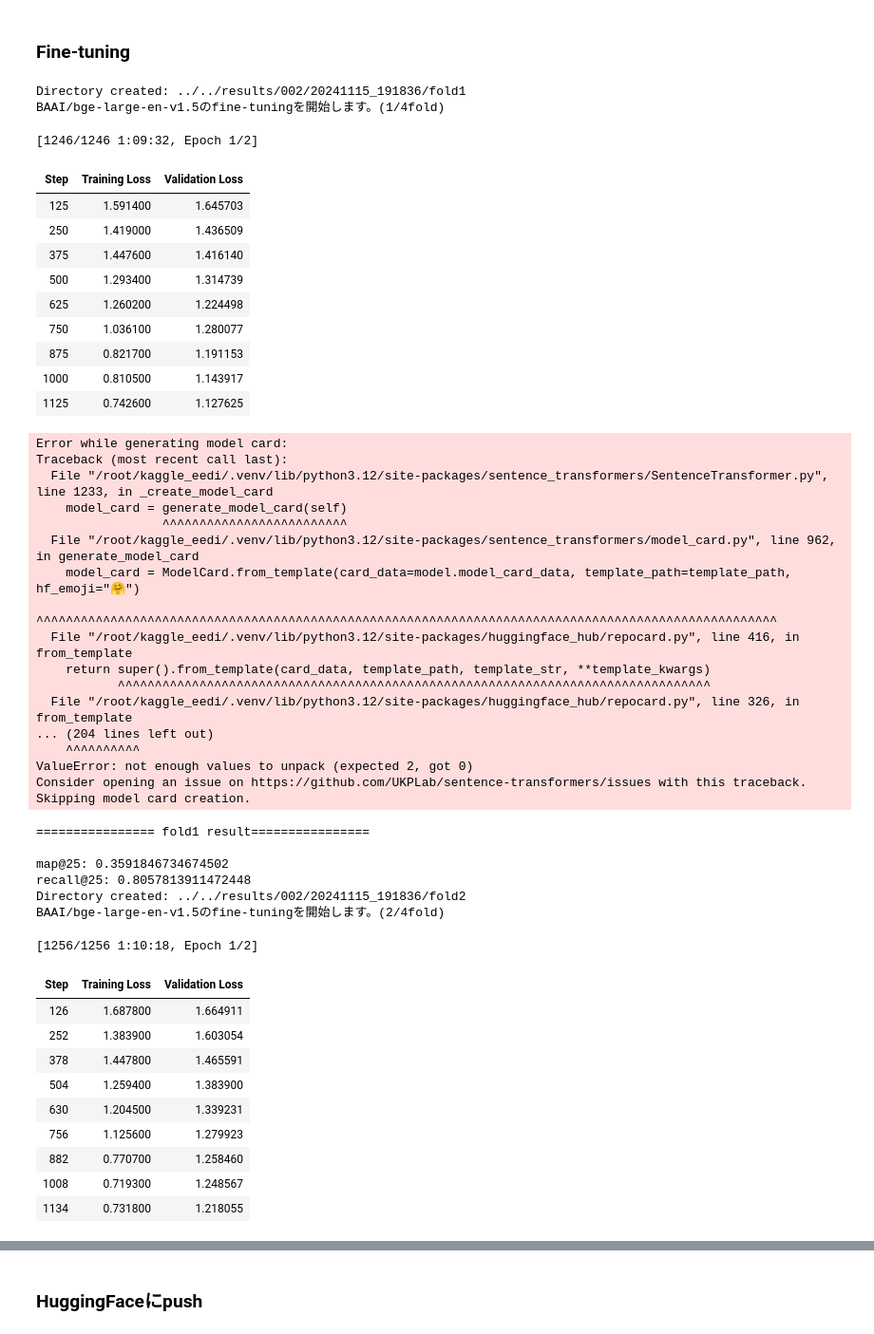
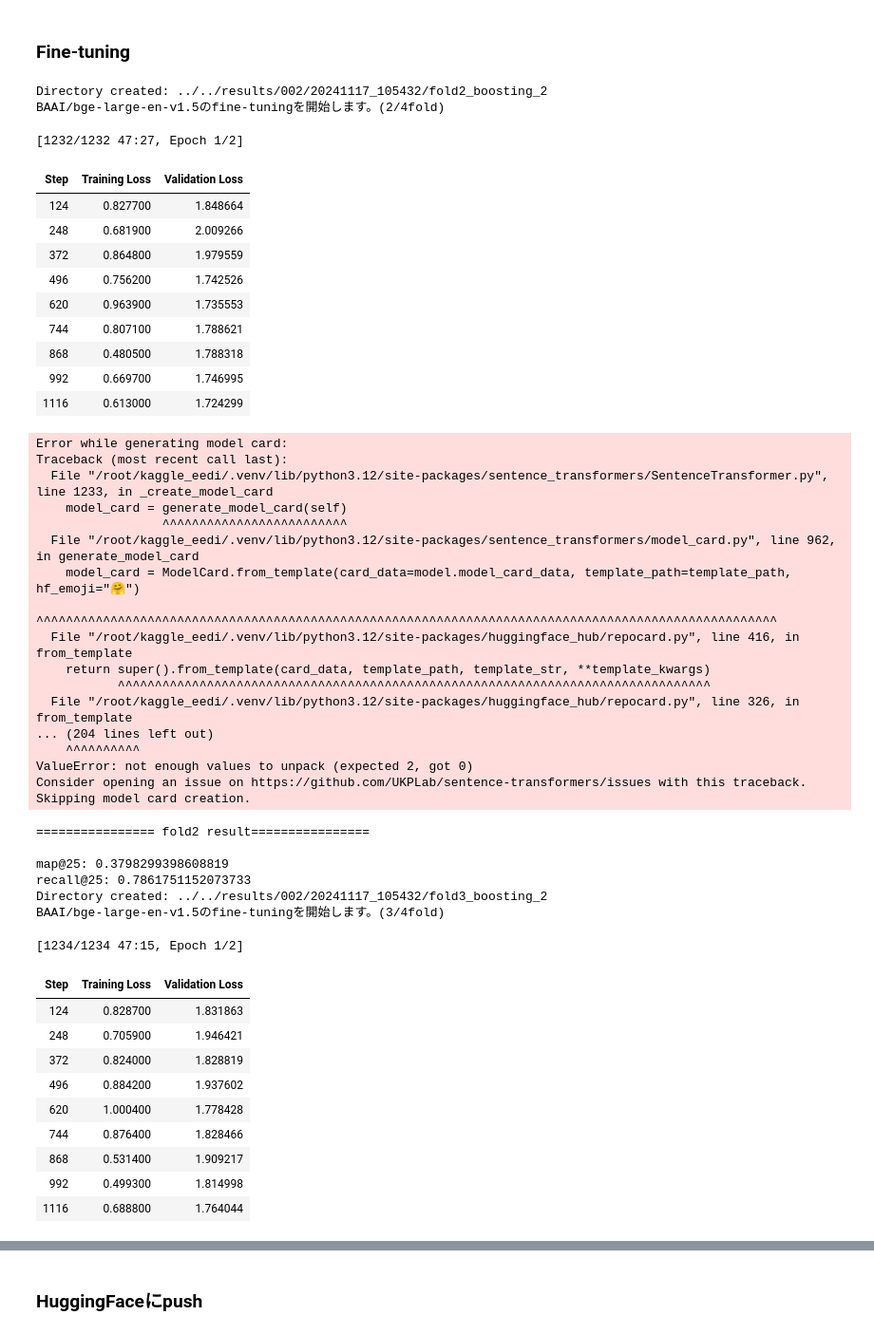
Before and after one commit to marumarukun/kaggle_eedi, a Jupyter notebook: exp/002/fine_tuning_cv.ipynb, the cells around one changed output, grey strips where cells are left out. Shown at 95% size. Drawn from its saved outputs; the diff is of its cells as text; code cells hidden in the pictures.

```diff
--- a/exp/002/fine_tuning_cv.ipynb
+++ b/exp/002/fine_tuning_cv.ipynb
@@ -59,5 +59,6 @@ model:
 # %%
 DEBUG = False
+BOOSTING_NUM = 2
 FP = False if torch.cuda.is_bf16_supported() else True
 BF = True if torch.cuda.is_bf16_supported() else False
 print(f"{torch.cuda.is_bf16_supported()=}")
@@ -138,7 +138,8 @@ def make_retrieval_data(train_long, mapping, model, k):
 # %%
 # 実験結果格納用のディレクトリを作成
 japan_tz = pytz.timezone("Asia/Tokyo")
-cfg.run_time = datetime.now(japan_tz).strftime("%Y%m%d_%H%M%S")
+# cfg.run_time = datetime.now(japan_tz).strftime("%Y%m%d_%H%M%S")
+cfg.run_time = "20241117_105432"
 
 map_scores = []
 recall_scores = []
@@ -146,10 +147,19 @@ recall_scores = []
 for i, (train_idx, valid_idx) in enumerate(
     gkf.split(train_long, groups=train_long["QuestionId"], y=train_long["SubjectName"])
 ):
-    save_dir = os.path.join(cfg.data.results_path, f"fold{i+1}")
+    # 2fold目以降を実行
+    if i == 0:
+        continue
+    save_dir = os.path.join(cfg.data.results_path, f"fold{i+1}_boosting_{BOOSTING_NUM}")
     create_dir(save_dir)
 
-    model = SentenceTransformer(cfg.model.model_name)
+    if BOOSTING_NUM == 1:
+        model = SentenceTransformer(cfg.model.model_name)
+    else:
+        model_name = cfg.model.model_name.replace("/", "-")
+        model = SentenceTransformer(
+            f"marumarukun/{model_name}_fine_tuned_fold{i+1}_{cfg.run_time}_boosting_{BOOSTING_NUM-1}"
+        )
 
     train_retrieved = make_retrieval_data(train_long[train_idx], mapping, model, cfg.k)
     valid_retrieved = make_retrieval_data(train_long[valid_idx], mapping, model, cfg.k)
@@ -197,9 +207,6 @@ for i, (train_idx, valid_idx) in enumerate(
         model=model,
         args=args,
         train_dataset=train_dataset.select_columns(["AllText", "MisconceptionName", "PredictMisconceptionName"]),
-        # train_dataset=train_dataset.select_columns(
-        #     ["AllText", "MisconceptionName_with_SubjectNames", "PredictMisconceptionName_with_SubjectNames"]
-        # ),
         eval_dataset=valid_dataset.select_columns(["AllText", "MisconceptionName", "PredictMisconceptionName"]),
         loss=loss,
     )
@@ -231,45 +238,45 @@ for i, (train_idx, valid_idx) in enumerate(
 
     # recall@25
     recall_score = recall_at_k(actual_misconception_ids, predicted_misconception_ids, k=25)
     recall_scores.append(recall_score)
 
     print(f"\n================ fold{i+1} result================\n")
     print(f"map@25: {map_score}")
     print(f"recall@25: {recall_score}")
 
     del model
     del trainer
     del train_dataset
     del valid_dataset
     del train_retrieved
     del valid_retrieved
     del valid_long_vec
     del misconception_mapping_vec
     del valid_cos_sim_arr
     del valid_sorted_indices
     gc.collect()
     torch.cuda.empty_cache()
     if torch.cuda.is_available():
         torch.cuda.reset_peak_memory_stats()
 
 
 print("\n================CV result================\n")
 print(f"map@25: {np.mean(map_scores)}")
 print(f"recall@25: {np.mean(recall_scores)}")
 # %% [output]
-Directory created: ../../results/002/20241115_191836/fold1
-BAAI/bge-large-en-v1.5のfine-tuningを開始します。(1/4fold)
+Directory created: ../../results/002/20241117_105432/fold2_boosting_2
+BAAI/bge-large-en-v1.5のfine-tuningを開始します。(2/4fold)
-[1246/1246 1:09:32, Epoch 1/2]
+[1232/1232 47:27, Epoch 1/2]
 | Step | Training Loss | Validation Loss |
-| 125 | 1.591400 | 1.645703 |
-| 250 | 1.419000 | 1.436509 |
-| 375 | 1.447600 | 1.416140 |
-| 500 | 1.293400 | 1.314739 |
-| 625 | 1.260200 | 1.224498 |
-| 750 | 1.036100 | 1.280077 |
-| 875 | 0.821700 | 1.191153 |
-| 1000 | 0.810500 | 1.143917 |
-| 1125 | 0.742600 | 1.127625 |
+| 124 | 0.827700 | 1.848664 |
+| 248 | 0.681900 | 2.009266 |
+| 372 | 0.864800 | 1.979559 |
+| 496 | 0.756200 | 1.742526 |
+| 620 | 0.963900 | 1.735553 |
+| 744 | 0.807100 | 1.788621 |
+| 868 | 0.480500 | 1.788318 |
+| 992 | 0.669700 | 1.746995 |
+| 1116 | 0.613000 | 1.724299 |
 Error while generating model card:
 Traceback (most recent call last):
   File "/root/kaggle_eedi/.venv/lib/python3.12/site-packages/sentence_transformers/SentenceTransformer.py", line 1233, in _create_model_card
@@ -287,23 +294,23 @@ Traceback (most recent call last):
 ValueError: not enough values to unpack (expected 2, got 0)
 Consider opening an issue on https://github.com/UKPLab/sentence-transformers/issues with this traceback.
 Skipping model card creation.
-================ fold1 result================
+================ fold2 result================
 
-map@25: 0.3591846734674502
-recall@25: 0.8057813911472448
-Directory created: ../../results/002/20241115_191836/fold2
-BAAI/bge-large-en-v1.5のfine-tuningを開始します。(2/4fold)
+map@25: 0.3798299398608819
+recall@25: 0.7861751152073733
+Directory created: ../../results/002/20241117_105432/fold3_boosting_2
+BAAI/bge-large-en-v1.5のfine-tuningを開始します。(3/4fold)
-[1256/1256 1:10:18, Epoch 1/2]
+[1234/1234 47:15, Epoch 1/2]
 | Step | Training Loss | Validation Loss |
-| 126 | 1.687800 | 1.664911 |
-| 252 | 1.383900 | 1.603054 |
-| 378 | 1.447800 | 1.465591 |
-| 504 | 1.259400 | 1.383900 |
-| 630 | 1.204500 | 1.339231 |
-| 756 | 1.125600 | 1.279923 |
-| 882 | 0.770700 | 1.258460 |
-| 1008 | 0.719300 | 1.248567 |
-| 1134 | 0.731800 | 1.218055 |
+| 124 | 0.828700 | 1.831863 |
+| 248 | 0.705900 | 1.946421 |
+| 372 | 0.824000 | 1.828819 |
+| 496 | 0.884200 | 1.937602 |
+| 620 | 1.000400 | 1.778428 |
+| 744 | 0.876400 | 1.828466 |
+| 868 | 0.531400 | 1.909217 |
+| 992 | 0.499300 | 1.814998 |
+| 1116 | 0.688800 | 1.764044 |
 Error while generating model card:
 Traceback (most recent call last):
   File "/root/kaggle_eedi/.venv/lib/python3.12/site-packages/sentence_transformers/SentenceTransformer.py", line 1233, in _create_model_card
```
Also changed, not shown: parts of 5 cells of this notebook, 3 other files.
